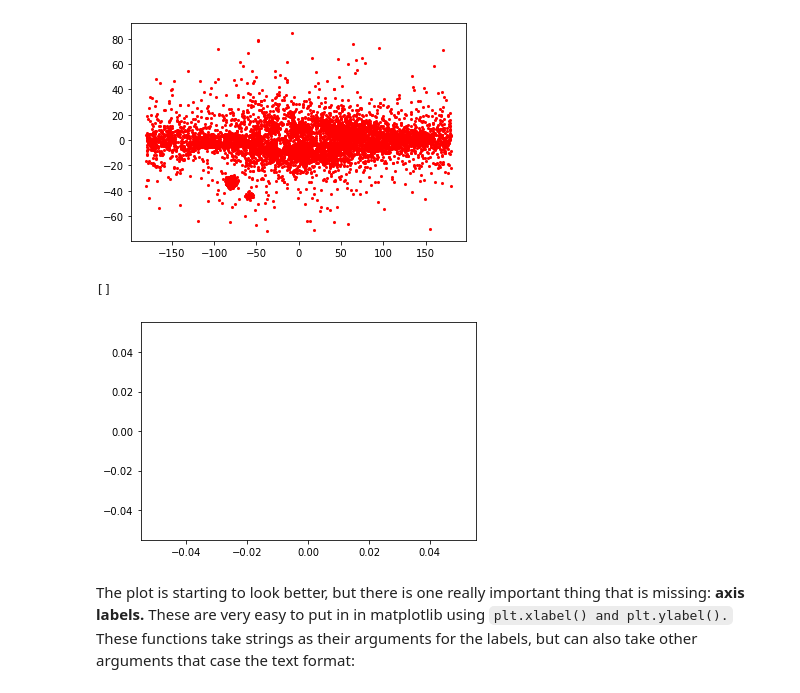
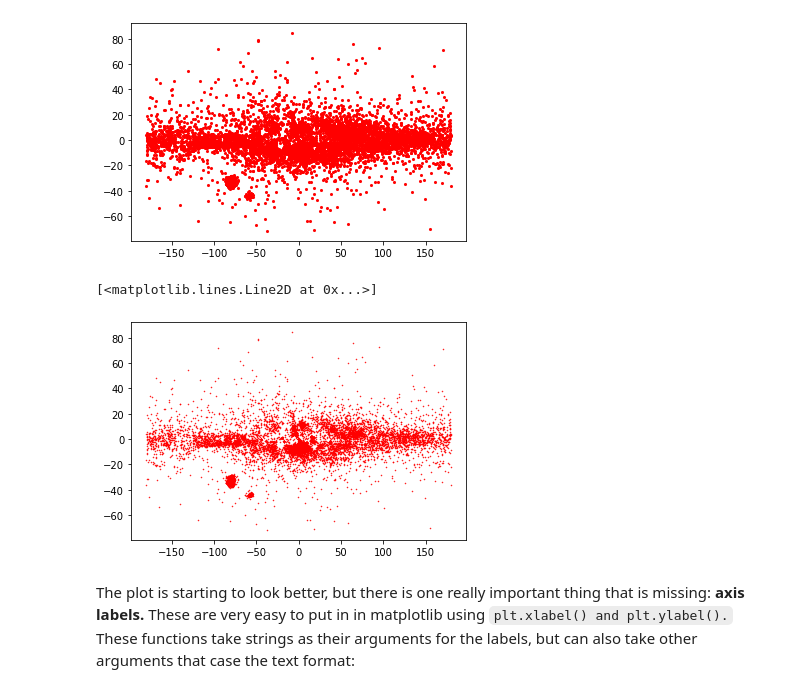
Before and after one commit to mbartlett01/AY3190, a Jupyter notebook: lessons/06-plotting_Bartlett.ipynb, the cells around one changed output. Saved outputs shown, nothing was run; the diff lists cells and outputs as text; code cells hidden in the pictures.

````diff
--- a/lessons/06-plotting_Bartlett.ipynb
+++ b/lessons/06-plotting_Bartlett.ipynb
@@ -254,10 +254,10 @@ plt.scatter(galaxy_table['col1'], galaxy_table['col2'], marker = '.', c = 'r', l
 # %%
 # Here we can test the equivalent statement using plt.plot(),
 # note that the syntax is a little different
-plt.plot()
+plt.plot(galaxy_table['col1'], galaxy_table['col2'], '.', c = 'r', markersize = 1)
 # %% [output]
-[]
+[<matplotlib.lines.Line2D at 0x...>]
-[figure, old version]
+[figure, new version]
 # %% [markdown]
 The plot is starting to look better, but there is one really important thing that is missing: **axis labels.** These are very easy to put in in matplotlib using ```plt.xlabel() and plt.ylabel().``` These functions take strings as their arguments for the labels, but can also take other arguments that case the text format:
 # %%
````
Also changed, not shown: parts of 13 cells of this notebook, 1 other file.
